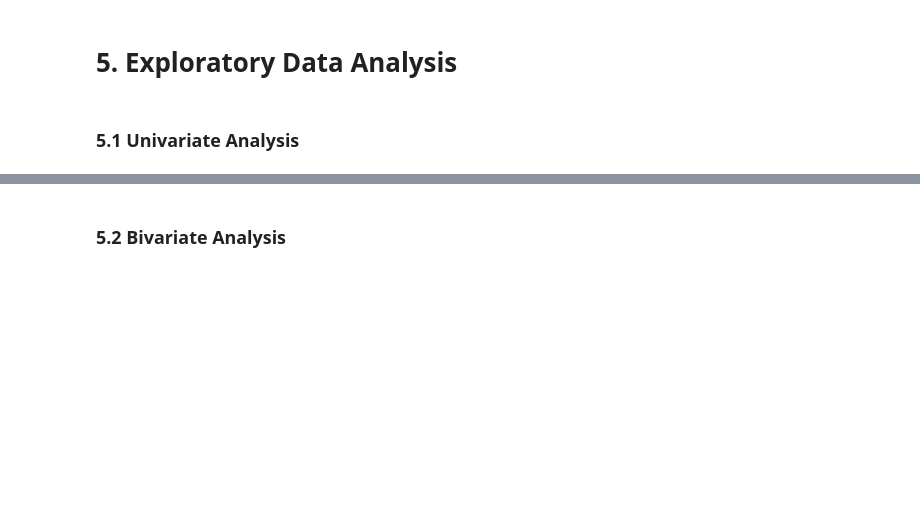
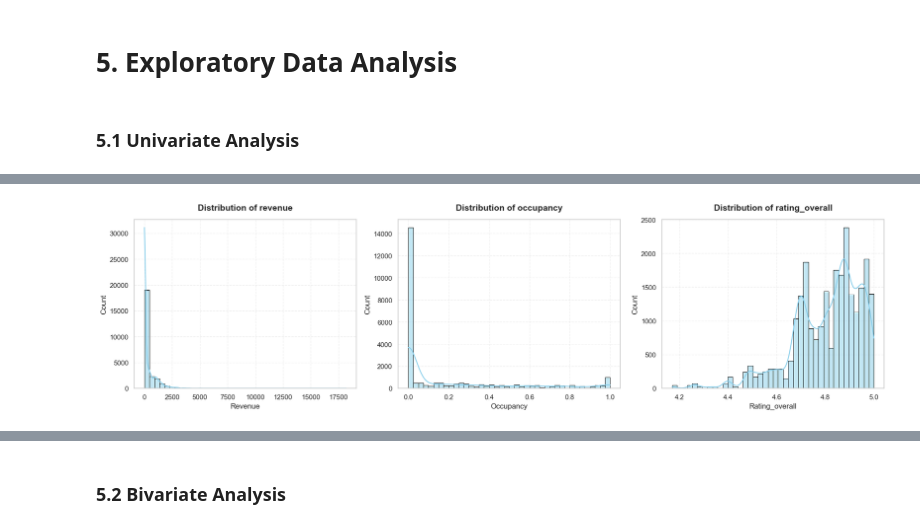
Before and after one commit to ENGMAUKA/Nairobi_AirBNB_Capstone_Project, a Jupyter notebook: AirBnB.ipynb, the cells around one changed output, grey strips where cells are left out. Cells and saved outputs as stored; diff of their text form; code cells hidden in the pictures; blank space fills up the shorter version.

```diff
--- a/AirBnB.ipynb
+++ b/AirBnB.ipynb
@@ -542,0 +505,26 @@ for col in cat_cols:
+# %%
+import matplotlib.pyplot as plt
+import seaborn as sns
+
+sns.set_theme(style="whitegrid")
+num_cols = ["revenue", "occupancy", "rating_overall"]
+
+# Plot in groups of three
+for i in range(0, len(num_cols), 3):
+    cols_subset = num_cols[i:i+3]
+    fig, axes = plt.subplots(1, len(cols_subset), figsize=(6*len(cols_subset), 5))
+
+    if len(cols_subset) == 1:
+        axes = [axes]  # ensure axes is iterable
+
+    for ax, col in zip(axes, cols_subset):
+        sns.histplot(master_df[col], kde=True, bins=40, color="skyblue", edgecolor="black", ax=ax)
+        ax.set_title(f"Distribution of {col}", fontsize=14, fontweight="bold", pad=15)
+        ax.set_xlabel(col.capitalize(), fontsize=12)
+        ax.set_ylabel("Count", fontsize=12)
+        ax.grid(alpha=0.3, linestyle="--")
+
+    plt.tight_layout()
+    plt.show()
+# %% [output]
+[figure, added]
```
Also changed, not shown: parts of 18 cells of this notebook.
